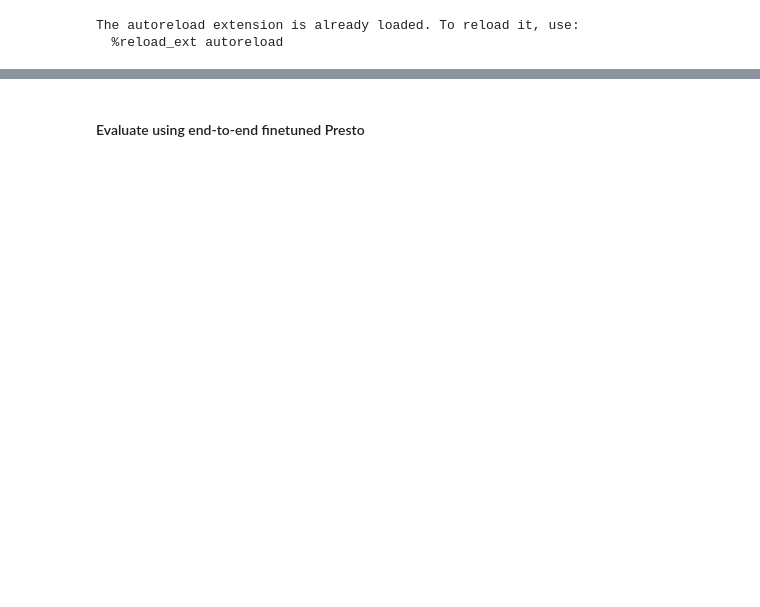
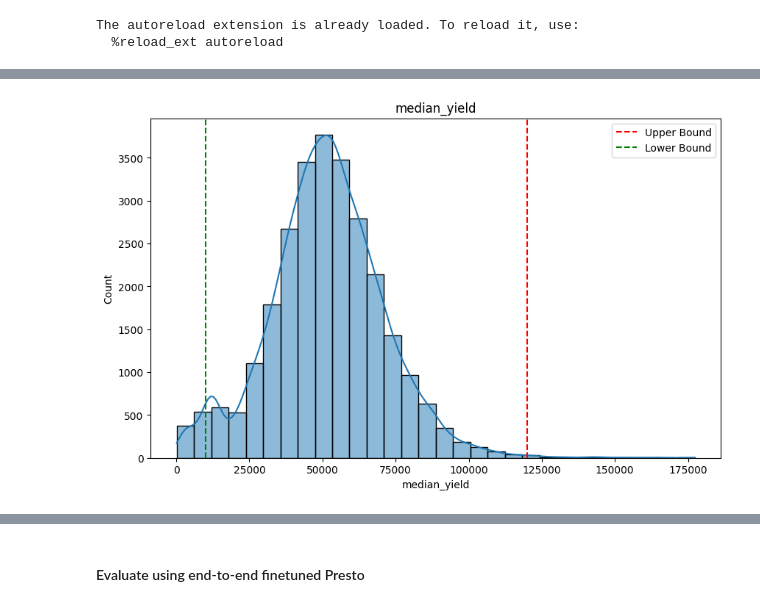
Before and after one commit to ScaleAGData/scaleag-vito, a Jupyter notebook: notebooks/few_shot_learning.ipynb, the cells around one changed output, grey strips where cells are left out. Cells and saved outputs as stored; diff of their text form; code cells hidden in the pictures; blank space fills up the shorter version.

```diff
--- a/notebooks/few_shot_learning.ipynb
+++ b/notebooks/few_shot_learning.ipynb
@@ -86,12 +88,11 @@ In order to test the generalization capabilities of the different models and com
 # %%
-# load extracted dataset
-window_of_interest = ["2022-04-01", "2022-10-31"]
+window_of_interest = ["2022-01-01", "2022-12-31"]
 df = load_dataset(
-    files_root_dir="/projects/TAP/HEScaleAgData/data/AVR_subfields/extractions_31012025/",
+    files_root_dir="/home/giorgia/Private/data/scaleag/18032025/",
     window_of_interest=window_of_interest,
     use_valid_time=False,
     required_min_timesteps=36,
-    buffer_window=8,
+    buffer_window=0,
     no_data_value=65535,
     composite_window="dekad",
 )
@@ -117,2 +105,13 @@ Val size: 2685
+# %%
+# visualize distribution to check for outliers to exclude if needed
+num_timesteps = df.available_timesteps.max()
+task_type = "regression"
+target_name = "median_yield"
+compositing_window = "dekad"
+upper_bound = 120000
+lower_bound = 10000
+plot_distribution(df, target_name, upper_bound, lower_bound)
+# %% [output]
+[figure, added]
 # %%
 # initialize datasets
```
Also changed, not shown: parts of 41 cells of this notebook, 4 other files.
